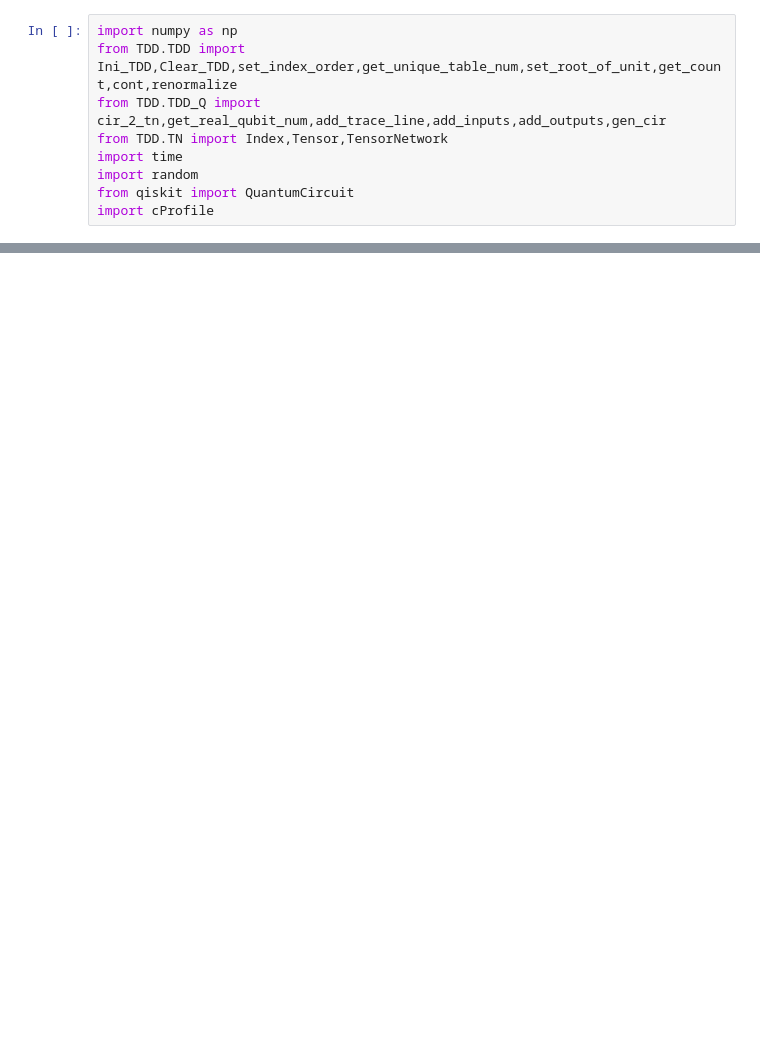
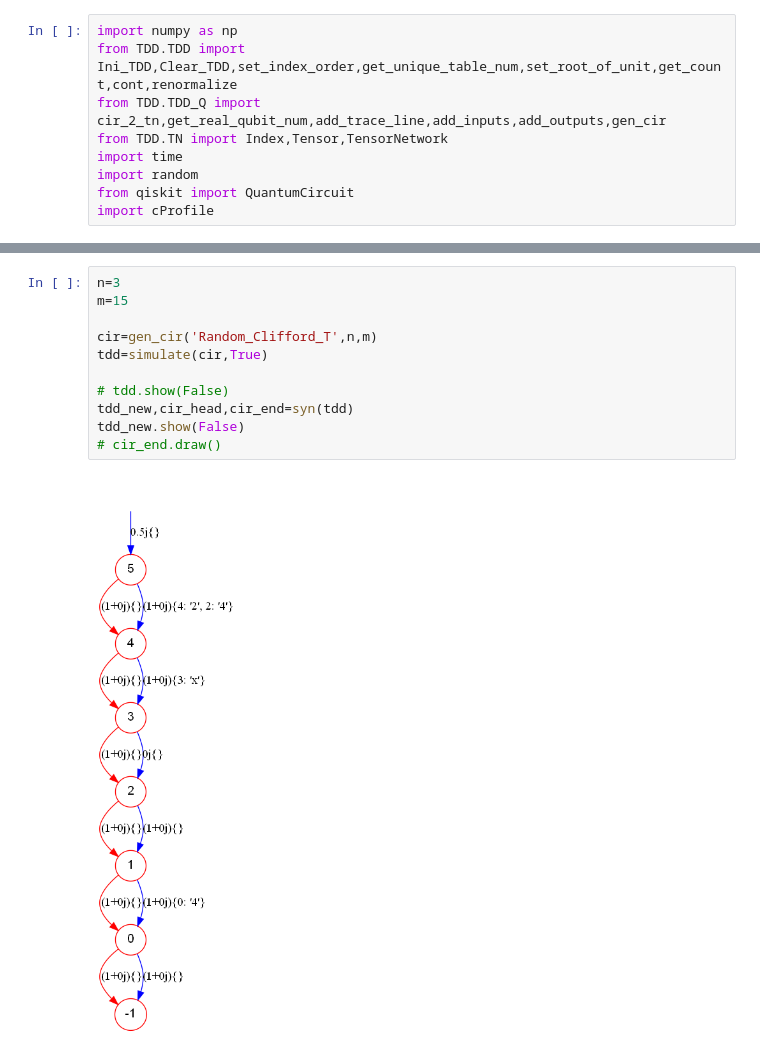
Before and after one commit to Veriqc/LimTDD, a Jupyter notebook: Test_Syn.ipynb, the cells around one changed output, grey strips where cells are left out. Saved outputs shown, nothing was run; the diff lists cells and outputs as text; blank space fills up the shorter version.

```diff
--- a/Test_Syn.ipynb
+++ b/Test_Syn.ipynb
@@ -325,0 +343,13 @@ tdd_new2.show(False)
+# %%
+n=3
+m=15
+
+cir=gen_cir('Random_Clifford_T',n,m)
+tdd=simulate(cir,True)
+
+# tdd.show(False)
+tdd_new,cir_head,cir_end=syn(tdd)
+tdd_new.show(False)
+# cir_end.draw()
+# %% [output]
+[figure, added]
```
Also changed, not shown: parts of 12 cells of this notebook, 6 other files.
